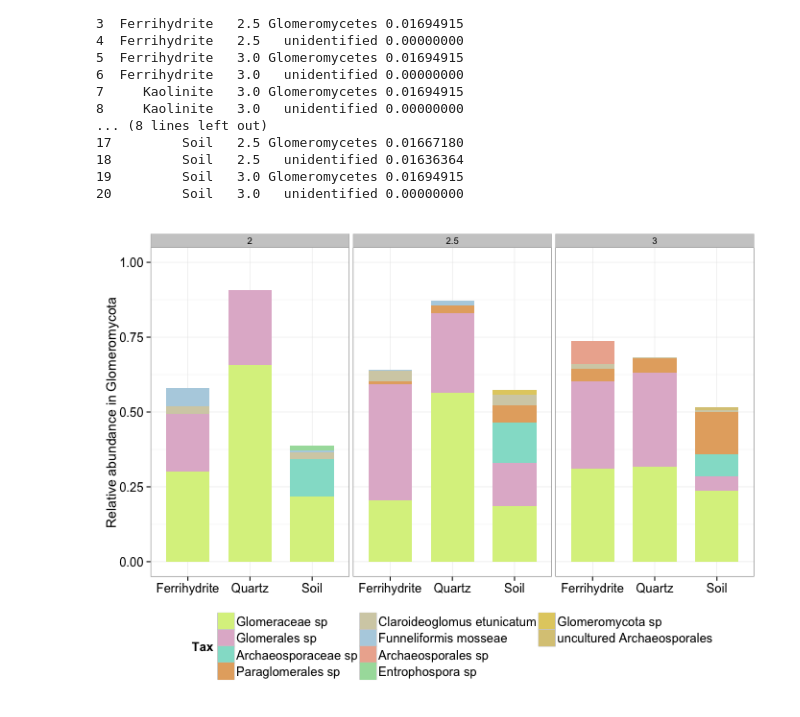
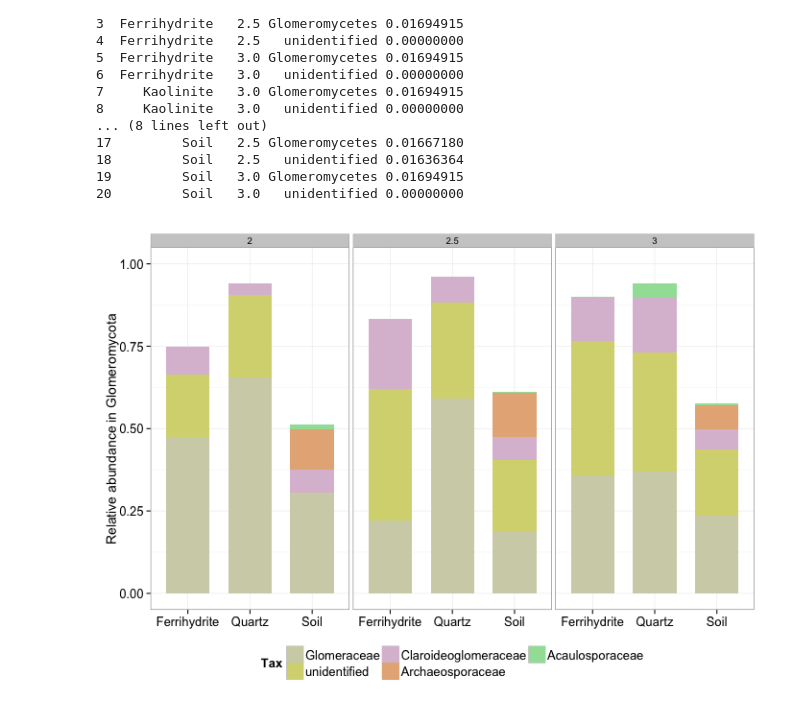
Before and after one commit to TheaWhitman/MineralITS, a Jupyter notebook: manuscript_figures/Stacked_Bar.ipynb, the cells around one changed output. Saved outputs shown, nothing was run; the diff lists cells and outputs as text; code cells hidden in the pictures.

```diff
--- a/manuscript_figures/Stacked_Bar.ipynb
+++ b/manuscript_figures/Stacked_Bar.ipynb
@@ -364,9 +364,9 @@ d.plot = mdf %>%
 #    filter(Month == 2.5) %>%
     filter(sum(Abundance)>0)%>%
     mutate(abund.insample = Abundance / sum(Abundance))%>%
-    group_by(OTU,Trtmt,Month,Species) %>%
+    group_by(OTU,Trtmt,Month,Family) %>%
     summarize(mean.relabund = mean(abund.insample))%>%
-    group_by(Trtmt,Month,Species) %>%
+    group_by(Trtmt,Month,Family) %>%
     summarize(relabund=sum(mean.relabund))
 
 colnames(d.plot) <- c("Trtmt", "Month", "Tax", "Abundance")
@@ -375,34 +375,34 @@ mean.Abund = ddply(d.plot, .(Tax), summarize, M = mean(Abundance))
 # Calculate the phyla's mean abundances
 d.plot$Tax = factor(d.plot$Tax, levels=mean.Abund[order(-mean.Abund$M),]$Tax)
 # Order the Phyla by abundance
 
 d.plot$Trtmt = ordered(d.plot$Trtmt, levels = c("Ferrihydrite", "Quartz", "Kaolinite", "Heavy Fraction", "Soil"))
 
 d.plot<-d.plot[with(d.plot, order(Month, Trtmt, Tax)),]
 # Sort the whole dataframe by this phylum order
 
 scheme <- iwanthue()
 colors = scheme$hex(length(unique(d.plot$Tax)), color_space = hcl_presets$pastel)
 
 p = ggplot(d.plot, aes(x = Trtmt, y = Abundance, fill = Tax))
 
 p = p + facet_grid(. ~Month, scales = "free_x", space = "free")
 
 p = p + scale_fill_manual(values = colors)
 
 p = p + geom_bar(stat = "identity", width = 0.70)
 
 p = p + guides(fill = guide_legend(ncol = 3))
 
 p = p + theme_bw() + labs(y="Relative abundance in Glomeromycota")
 
 p = p + theme(axis.text = element_text(size=13), axis.title.x = element_blank(),
               axis.title.y = element_text(size=14),
                   legend.position="bottom", legend.text=element_text(size=13), legend.title=element_text(size=13))
 
 p
 # %% [output]
-[figure, old version]
+[figure, new version]
 # %%
 %%R -w 700 -h 900
 
```
Also changed, not shown: parts of 4 cells of this notebook.
